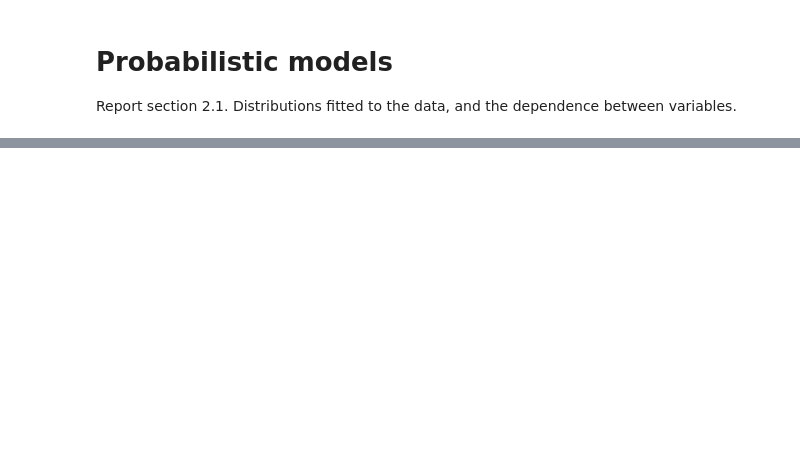
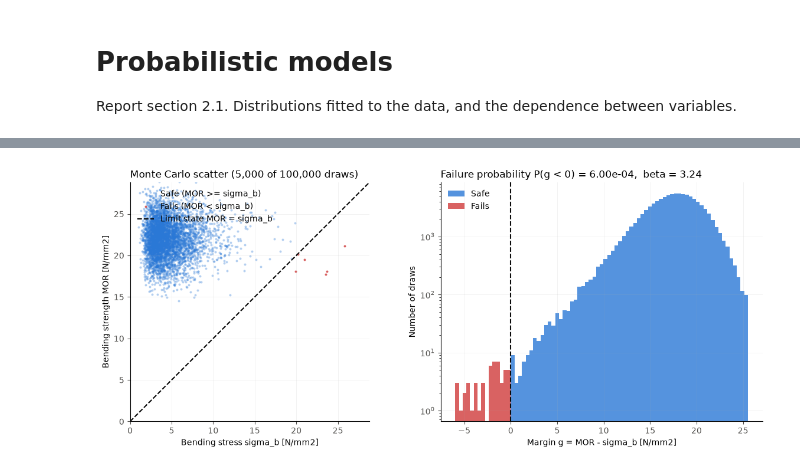
Before and after one commit to pepijnreyn/CME4150_GroupProject, a Jupyter notebook: notebooks/03_probabilistic_models.ipynb, the cells around one changed output, grey strips where cells are left out. Saved outputs shown, nothing was run; the diff lists cells and outputs as text; code cells hidden in the pictures; blank space fills up the shorter version.

Commit message:
adjested monte carlo scatter plot to show the effect of the failure formula on the reliability index. Added a script to inspect the bouwmateriaal data and added notes on the failure formula.

```diff
--- a/notebooks/03_probabilistic_models.ipynb
+++ b/notebooks/03_probabilistic_models.ipynb
@@ -47,0 +148,17 @@ Monte Carlo spreidingsdiagram: elke stip is één trekking. Punten onder de gren
+# %%
+from scipy.stats import norm
+
+x = sample_inputs(N_MC, rng)
+sigma_b = bending_stress(x, T_REF)
+g = limit_state(x, T_REF)
+
+fails = g < 0
+P_f = fails.mean()                                 # failure probability [-]
+se = np.sqrt(P_f * (1 - P_f) / N_MC)               # standard error of the estimate
+beta = -norm.ppf(P_f)                              # reliability index [-]
+
+print(f"Reference period    : {T_REF:.0f} yr")
+print(f"Mean D(t)           : {diameter(x['D0'], T_REF).mean():.1f} mm")
+print(f"Mean sigma_b        : {sigma_b.mean():.2f} N/mm2  (mean MOR {x['MOR'].mean():.2f})")
+print(f"Failure probability : {P_f:.2e}  (95% MC interval +/- {1.96 * se:.1e})")
+print(f"Reliability index   : beta = {beta:.2f}")
@@ -48,35 +200,39 @@ Monte Carlo spreidingsdiagram: elke stip is één trekking. Punten onder de gren
 # %%
-# Monte Carlo spreidingsdiagram: belasting M_E tegen sterkte M_R
+# Monte Carlo scatter: bending stress sigma_b against strength MOR
 C_SAFE, C_FAIL, INK, MUTED = "#2a78d6", "#d03b3b", "#0b0b0b", "#52514e"
-n_plot = 5_000                                     # subset voor leesbaarheid
-idx = rng.choice(N, n_plot, replace=False)
-Z = M_R - M_E                                      # veiligheidsmarge [kNm/m]
+n_plot = 5_000                                     # subset for legibility
+idx = rng.choice(N_MC, n_plot, replace=False)
 
 fig, (ax1, ax2) = plt.subplots(1, 2, figsize=(12, 5))
 
-ok = ~faalt[idx]
-ax1.scatter(M_E[idx][ok], M_R[idx][ok], s=8, c=C_SAFE, alpha=0.35, lw=0, label="Veilig (M_R ≥ M_E)")
-ax1.scatter(M_E[idx][~ok], M_R[idx][~ok], s=8, c=C_FAIL, alpha=0.35, lw=0, label="Faalt (M_R < M_E)")
-lim = max(np.percentile(M_E, 99.9), np.percentile(M_R, 99.9))
-ax1.plot([0, lim], [0, lim], c=INK, lw=1.5, ls="--", label="Grenstoestand M_R = M_E")
+ok = ~fails[idx]
+ax1.scatter(sigma_b[idx][ok], x["MOR"][idx][ok], s=8, c=C_SAFE, alpha=0.35, lw=0,
+            label="Safe (MOR >= sigma_b)")
+ax1.scatter(sigma_b[idx][~ok], x["MOR"][idx][~ok], s=8, c=C_FAIL, alpha=0.8, lw=0,
+            label="Fails (MOR < sigma_b)")
+lim = max(np.percentile(sigma_b, 99.9), np.percentile(x["MOR"], 99.9))
+ax1.plot([0, lim], [0, lim], c=INK, lw=1.5, ls="--", label="Limit state MOR = sigma_b")
 ax1.set_xlim(0, lim); ax1.set_ylim(0, lim); ax1.set_aspect("equal")
-ax1.set_xlabel("Belasting M_E [kNm/m]"); ax1.set_ylabel("Sterkte M_R [kNm/m]")
-ax1.set_title(f"Monte Carlo spreiding ({n_plot:,} van {N:,} trekkingen)", loc="left")
+ax1.set_xlabel("Bending stress sigma_b [N/mm2]"); ax1.set_ylabel("Bending strength MOR [N/mm2]")
+ax1.set_title(f"Monte Carlo scatter ({n_plot:,} of {N_MC:,} draws)", loc="left")
 ax1.legend(frameon=False, loc="upper left")
 
-bins = np.linspace(np.percentile(Z, 0.1), np.percentile(Z, 99.9), 80)
-ax2.hist(Z[Z >= 0], bins=bins, color=C_SAFE, alpha=0.8, label="Veilig")
-ax2.hist(Z[Z < 0], bins=bins, color=C_FAIL, alpha=0.8, label="Faalt")
+bins = np.linspace(np.percentile(g, 0.01), np.percentile(g, 99.9), 80)
+ax2.hist(g[g >= 0], bins=bins, color=C_SAFE, alpha=0.8, label="Safe")
+ax2.hist(g[g < 0], bins=bins, color=C_FAIL, alpha=0.8, label="Fails")
 ax2.axvline(0, c=INK, lw=1.5, ls="--")
-ax2.set_xlabel("Veiligheidsmarge Z = M_R − M_E [kNm/m]"); ax2.set_ylabel("Aantal trekkingen")
-ax2.set_title(f"Faalkans P(Z < 0) = {faalt.mean():.3f}", loc="left")
+ax2.set_yscale("log")                              # keeps the tail visible
+ax2.set_xlabel("Margin g = MOR - sigma_b [N/mm2]"); ax2.set_ylabel("Number of draws")
+ax2.set_title(f"Failure probability P(g < 0) = {P_f:.2e},  beta = {beta:.2f}", loc="left")
 ax2.legend(frameon=False)
 
 for ax in (ax1, ax2):
     ax.spines[["top", "right"]].set_visible(False)
     ax.grid(alpha=0.2, lw=0.5)
     ax.tick_params(colors=MUTED)
 
 fig.tight_layout()
-fig.savefig(FIGURES / "monte_carlo_spreiding.png", dpi=200, bbox_inches="tight")
+fig.savefig(FIGURES / "monte_carlo_scatter.png", dpi=200, bbox_inches="tight")
 plt.show()
+# %% [output]
+[figure, added]
```
Also changed, not shown: parts of 17 cells of this notebook, 5 other files.
